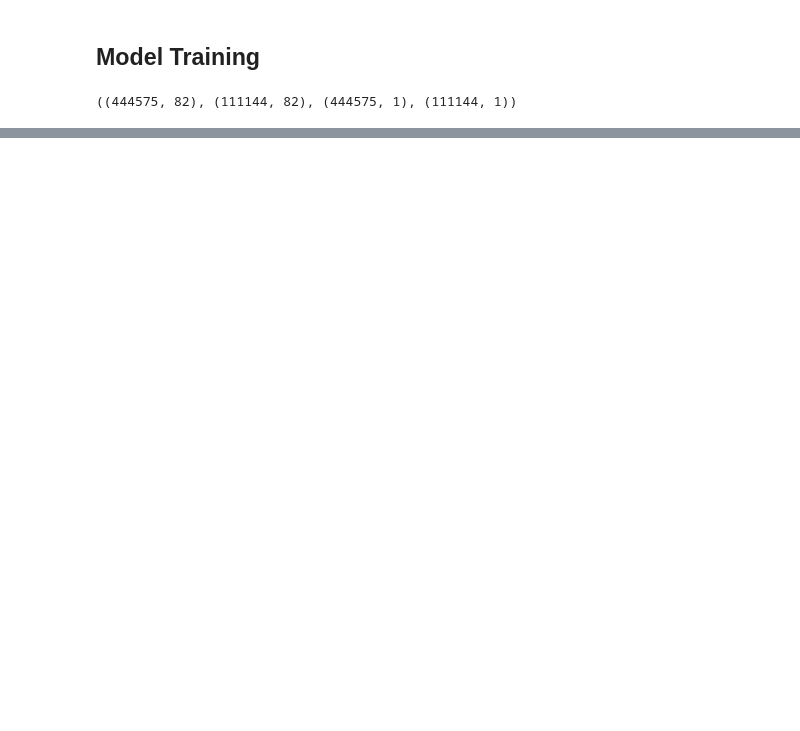
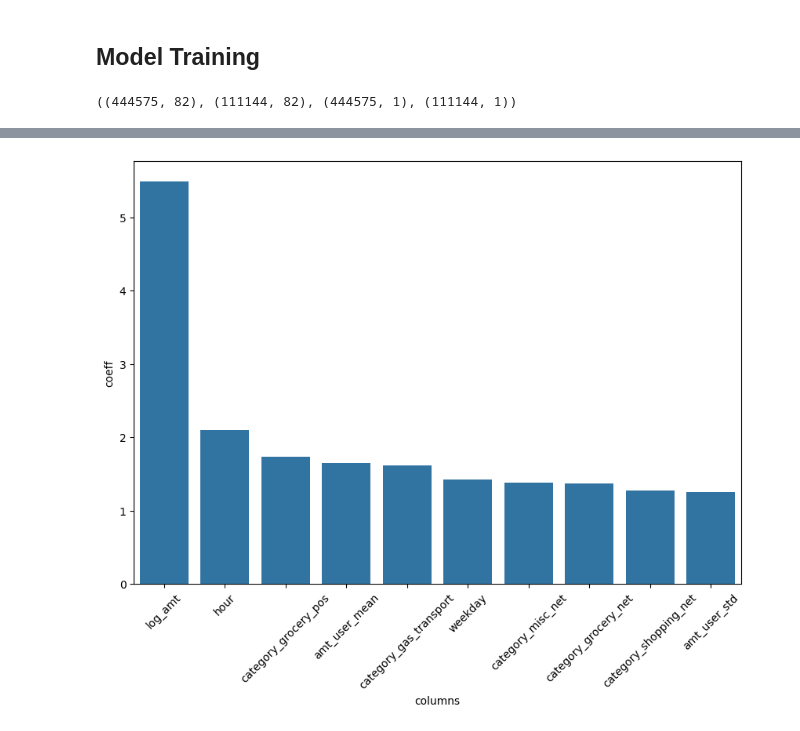
Before and after one commit to Shubham-S151/End-to-End-MLOps-Pipeline, a Jupyter notebook: notebooks/Credit_Card_Fraud_Data/7_Model_Training.ipynb, the cells around one changed output, grey strips where cells are left out. Saved outputs shown, nothing was run; the diff lists cells and outputs as text; code cells hidden in the pictures; blank space fills up the shorter version.

```diff
--- a/notebooks/Credit_Card_Fraud_Data/7_Model_Training.ipynb
+++ b/notebooks/Credit_Card_Fraud_Data/7_Model_Training.ipynb
@@ -161,0 +88,4 @@ Recall : 0.19705882352941176
+# %%
+model_log = LogisticRegression()
+model_log.fit(X=x_train, y=y_train)
+model_log.get_params()
@@ -161,0 +107,4 @@ Recall : 0.19705882352941176
+# %%
+df_coeff = pd.DataFrame({"columns":x_train.columns,"coeff":np.exp(model_log.coef_).flatten()})
+df_coeff.sort_values(by="coeff",ascending=False,inplace=True)
+df_coeff.head(10)
@@ -161,0 +123,7 @@ Recall : 0.19705882352941176
+# %%
+plt.figure(figsize=(10,7))
+sns.barplot(data=df_coeff.head(10),x="columns",y="coeff")
+plt.xticks(rotation = 45)
+plt.show()
+# %% [output]
+[figure, added]
```
Also changed, not shown: parts of 13 cells of this notebook, 1 other file.
